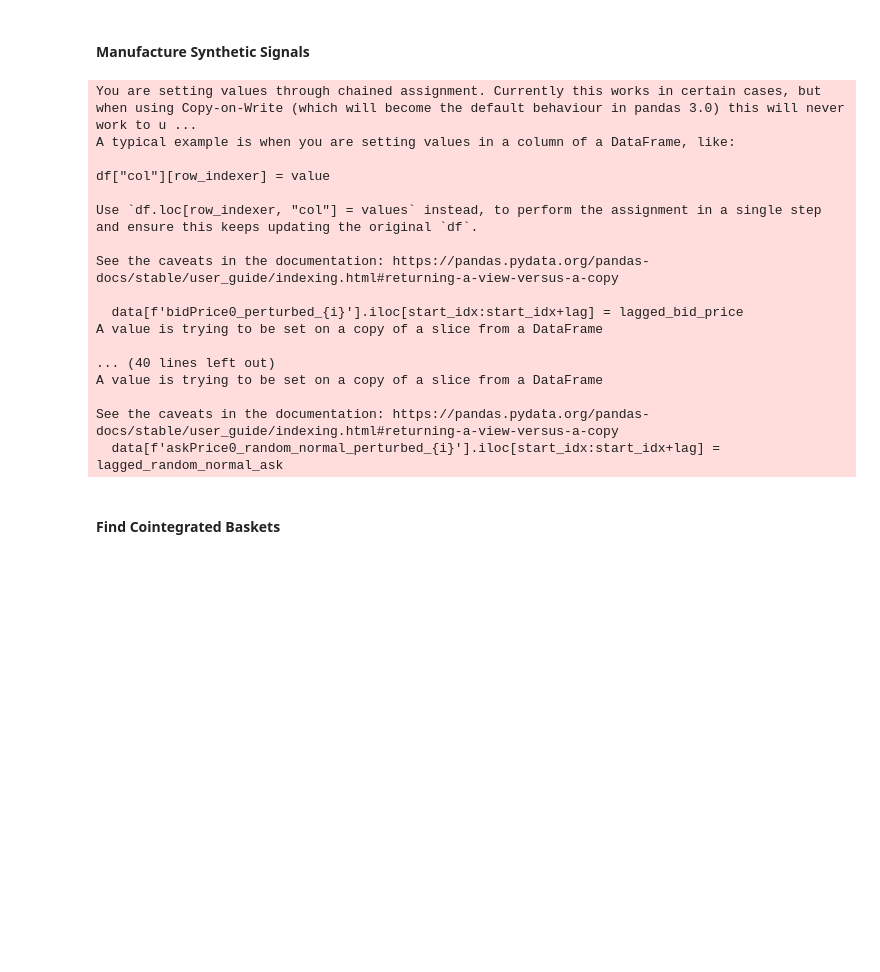
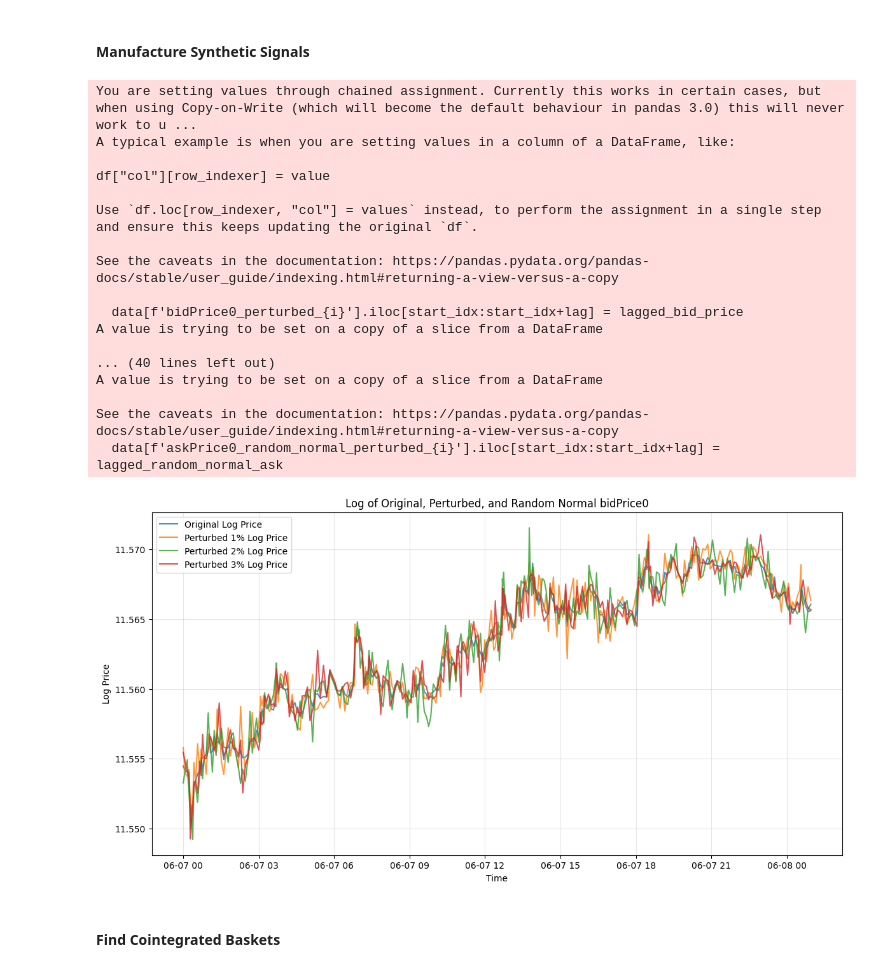
Before and after one commit to gnome-trading-group/gnomepy, a Jupyter notebook: gnomepy/backtest/cointegration_nb.ipynb, the cells around one changed output. Saved outputs shown, nothing was run; the diff lists cells and outputs as text; code cells hidden in the pictures; blank space fills up the shorter version.

```diff
--- a/gnomepy/backtest/cointegration_nb.ipynb
+++ b/gnomepy/backtest/cointegration_nb.ipynb
@@ -37,7 +29,7 @@ data.head()
 avg_spread = (data['askPrice0'] - data['bidPrice0']).mean()
 
 # Create lagged signals with different lag lengths
-lag_lengths = [10, 200, 600]  # Short, medium and long lags
+lag_lengths = [100, 200, 600]  # Short, medium and long lags
 n = len(data)
 
 # Initialize perturbed series with original prices (bidPrice0)
@@ -85,6 +77,57 @@ for start_idx in lag_points:
         data[f'bidPrice0_random_normal_perturbed_{i}'].iloc[start_idx:start_idx+lag] = lagged_random_normal_bid
         data[f'askPrice0_random_normal_perturbed_{i}'].iloc[start_idx:start_idx+lag] = lagged_random_normal_ask
 
+
+# Create divergent versions of bidPrice0_perturbed_1,2,3 and their corresponding ask prices, but add funky noise to the entire series
+for i in range(1, 4):
+    base_col = f'bidPrice0_perturbed_{i}'
+    new_bid_col = f'bidPrice0_perturbed_{i}_divergent'
+    new_ask_col = f'askPrice0_perturbed_{i}_divergent'
+    n = len(data)
+    split_idx = int(n * 0.55)
+    base_price = data[base_col].iloc[split_idx]
+    base_magnitude = 0.000001 * base_price
+
+    # --- Funky noise: sum of sinusoids with random frequencies, plus some random walk ---
+    t = np.arange(n)
+    num_sines = 3
+    funky_noise = np.zeros(n)
+    for j in range(num_sines):
+        freq = np.random.uniform(0.0005, 0.005)
+        phase = np.random.uniform(0, 2 * np.pi)
+        amplitude = np.random.uniform(0.0005, 0.002) * data[base_col].mean()
+        funky_noise += amplitude * np.sin(2 * np.pi * freq * t + phase)
+    # Add a small random walk component
+    funky_noise += np.cumsum(np.random.standard_t(df=3, size=n)) * (0.00005 * data[base_col].mean())
+
+    data[new_bid_col] = data[base_col] + funky_noise
+
+    # --- Exponential divergent sections after split_idx, with sign flips at random intervals ---
+    min_seg_len = int(0.05 * n)
+    max_seg_len = int(0.15 * n)
+    idx = split_idx
+    trend_sign = 1 if i % 2 == 1 else -1
+    exp_trend = np.zeros(n - split_idx)
+    pos = 0
+    while idx < n:
+        seg_len = np.random.randint(min_seg_len, max_seg_len + 1)
+        seg_end = min(idx + seg_len, n)
+        steps = np.arange(seg_end - idx)
+        # Exponential divergence: exp(a * step) - 1, with small a
+        a = trend_sign * np.random.uniform(0.00005, 0.00015)
+        exp_trend[pos:pos + len(steps)] = base_magnitude * (np.exp(a * steps) - 1)
+        trend_sign *= -1
+        idx = seg_end
+        pos += len(steps)
+    # Add the piecewise exponential trend to the series after split_idx
+    data.loc[data.index[split_idx:], new_bid_col] += exp_trend
+
+    # Create the corresponding ask price using avg_spread
+    data[new_ask_col] = data[new_bid_col] + avg_spread
+
+    # Calculate and store the log of the divergent bid price
+    data[f'log_price_perturbed_{i}_divergent'] = np.log(data[new_bid_col])
+
 # Calculate log of prices
 data['log_price'] = np.log(data['bidPrice0'])
 data['log_price_perturbed_1'] = np.log(data['bidPrice0_perturbed_1'])
@@ -99,44 +142,48 @@ data['log_price_random_normal_perturbed_3'] = np.log(data['bidPrice0_random_norm
 
 # Drop NaN values from all columns used in plotting
 data = data.dropna(subset=[
     'log_price', 'log_price_perturbed_1', 'log_price_perturbed_2', 'log_price_perturbed_3',
     'log_price_random_normal', 'log_price_random_normal_perturbed_1', 'log_price_random_normal_perturbed_2', 'log_price_random_normal_perturbed_3'
 ], axis=0)
 
 # Display the log prices, plotting every 1000th point
-# plt.figure(figsize=(14, 7))
-# plt.plot(data['timestampEvent'][::1000], data['log_price'][::1000], label='Original Log Price', alpha=0.8)
-# plt.plot(data['timestampEvent'][::1000], data['log_price_perturbed_1'][::1000], label='Perturbed 1% Log Price', alpha=0.8)
-# plt.plot(data['timestampEvent'][::1000], data['log_price_perturbed_2'][::1000], label='Perturbed 2% Log Price', alpha=0.8)
-# plt.plot(data['timestampEvent'][::1000], data['log_price_perturbed_3'][::1000], label='Perturbed 3% Log Price', alpha=0.8)
+plt.figure(figsize=(14, 7))
+plt.plot(data['timestampEvent'][::1000], data['log_price'][::1000], label='Original Log Price', alpha=0.8)
+plt.plot(data['timestampEvent'][::1000], data['log_price_perturbed_1'][::1000], label='Perturbed 1% Log Price', alpha=0.8)
+plt.plot(data['timestampEvent'][::1000], data['log_price_perturbed_2'][::1000], label='Perturbed 2% Log Price', alpha=0.8)
+plt.plot(data['timestampEvent'][::1000], data['log_price_perturbed_3'][::1000], label='Perturbed 3% Log Price', alpha=0.8)
+# plt.plot(data['timestampEvent'][::1000], data['log_price_perturbed_1_divergent'][::1000], label='Perturbed 1% Log Price', alpha=0.8)
+# plt.plot(data['timestampEvent'][::1000], data['log_price_perturbed_2_divergent'][::1000], label='Perturbed 2% Log Price', alpha=0.8)
+# plt.plot(data['timestampEvent'][::1000], data['log_price_perturbed_3_divergent'][::1000], label='Perturbed 3% Log Price', alpha=0.8)
 # plt.plot(data['timestampEvent'][::1000], data['log_price_random_normal'][::1000], label='Random Normal Log Price', alpha=0.8, linestyle='--')
 # plt.plot(data['timestampEvent'][::1000], data['log_price_random_normal_perturbed_1'][::1000], label='Random Normal Perturbed 1', alpha=0.8, linestyle='--')
 # plt.plot(data['timestampEvent'][::1000], data['log_price_random_normal_perturbed_2'][::1000], label='Random Normal Perturbed 2', alpha=0.8, linestyle='--')
 # plt.plot(data['timestampEvent'][::1000], data['log_price_random_normal_perturbed_3'][::1000], label='Random Normal Perturbed 3', alpha=0.8, linestyle='--')
-# plt.xlabel('Time')
-# plt.ylabel('Log Price')
-# plt.title('Log of Original, Perturbed, and Random Normal bidPrice0')
-# plt.grid(True, alpha=0.3)
-# plt.legend()
-# plt.show()
+plt.xlabel('Time')
+plt.ylabel('Log Price')
+plt.title('Log of Original, Perturbed, and Random Normal bidPrice0')
+plt.grid(True, alpha=0.3)
+plt.legend()
+plt.show()
 # %% [output]
 You are setting values through chained assignment. Currently this works in certain cases, but when using Copy-on-Write (which will become the default behaviour in pandas 3.0) this will never work to u ...
 A typical example is when you are setting values in a column of a DataFrame, like:
 
 df["col"][row_indexer] = value
 
 Use `df.loc[row_indexer, "col"] = values` instead, to perform the assignment in a single step and ensure this keeps updating the original `df`.
 
 See the caveats in the documentation: https://pandas.pydata.org/pandas-docs/stable/user_guide/indexing.html#returning-a-view-versus-a-copy
 
   data[f'bidPrice0_perturbed_{i}'].iloc[start_idx:start_idx+lag] = lagged_bid_price
 A value is trying to be set on a copy of a slice from a DataFrame
 
 ... (40 lines left out)
 A value is trying to be set on a copy of a slice from a DataFrame
 
 See the caveats in the documentation: https://pandas.pydata.org/pandas-docs/stable/user_guide/indexing.html#returning-a-view-versus-a-copy
   data[f'askPrice0_random_normal_perturbed_{i}'].iloc[start_idx:start_idx+lag] = lagged_random_normal_ask
+[figure, added]
 # %% [markdown]
 #### Find Cointegrated Baskets
 # %%
```
Also changed, not shown: parts of 10 cells of this notebook, 1 other file.
